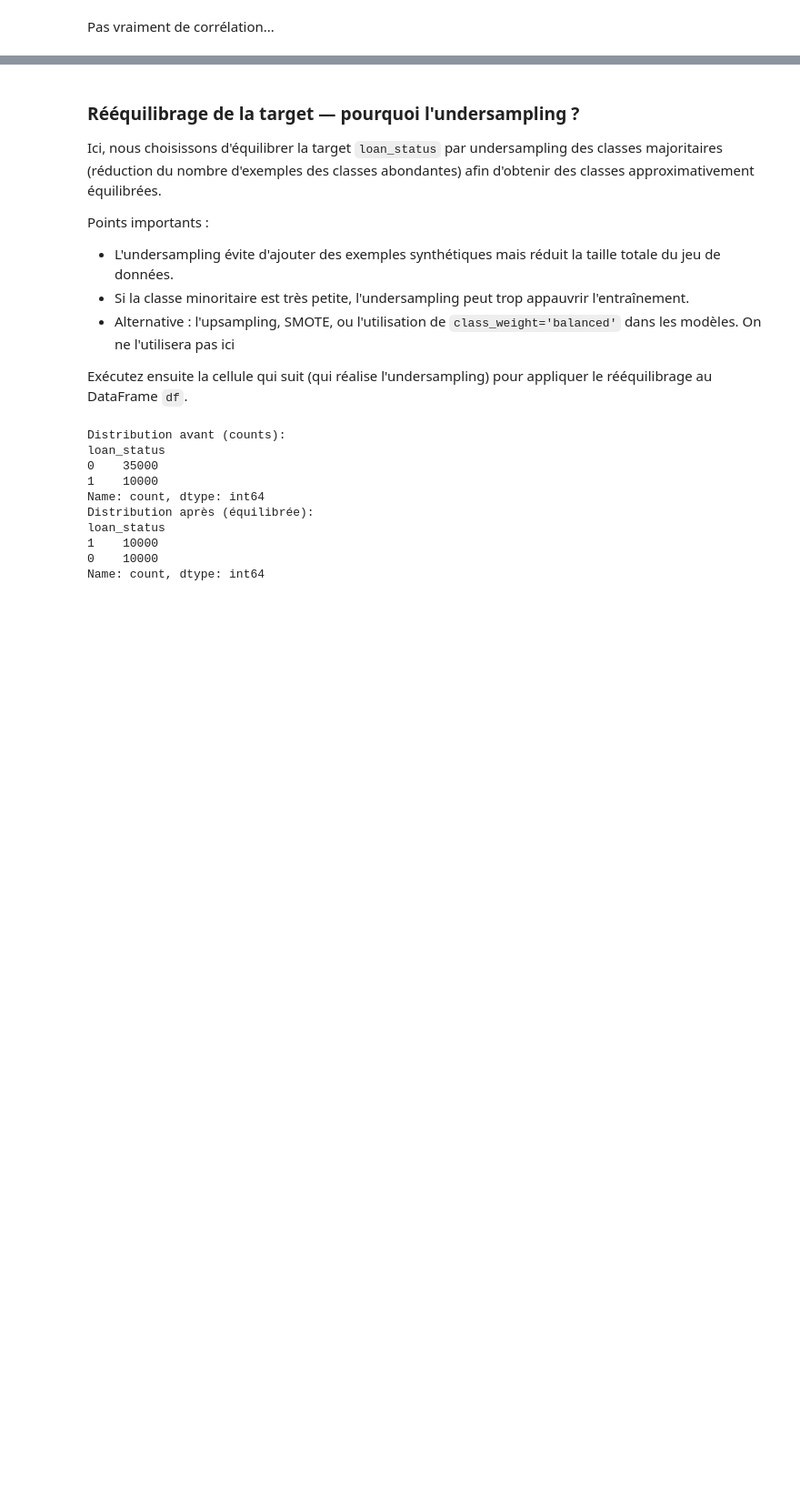
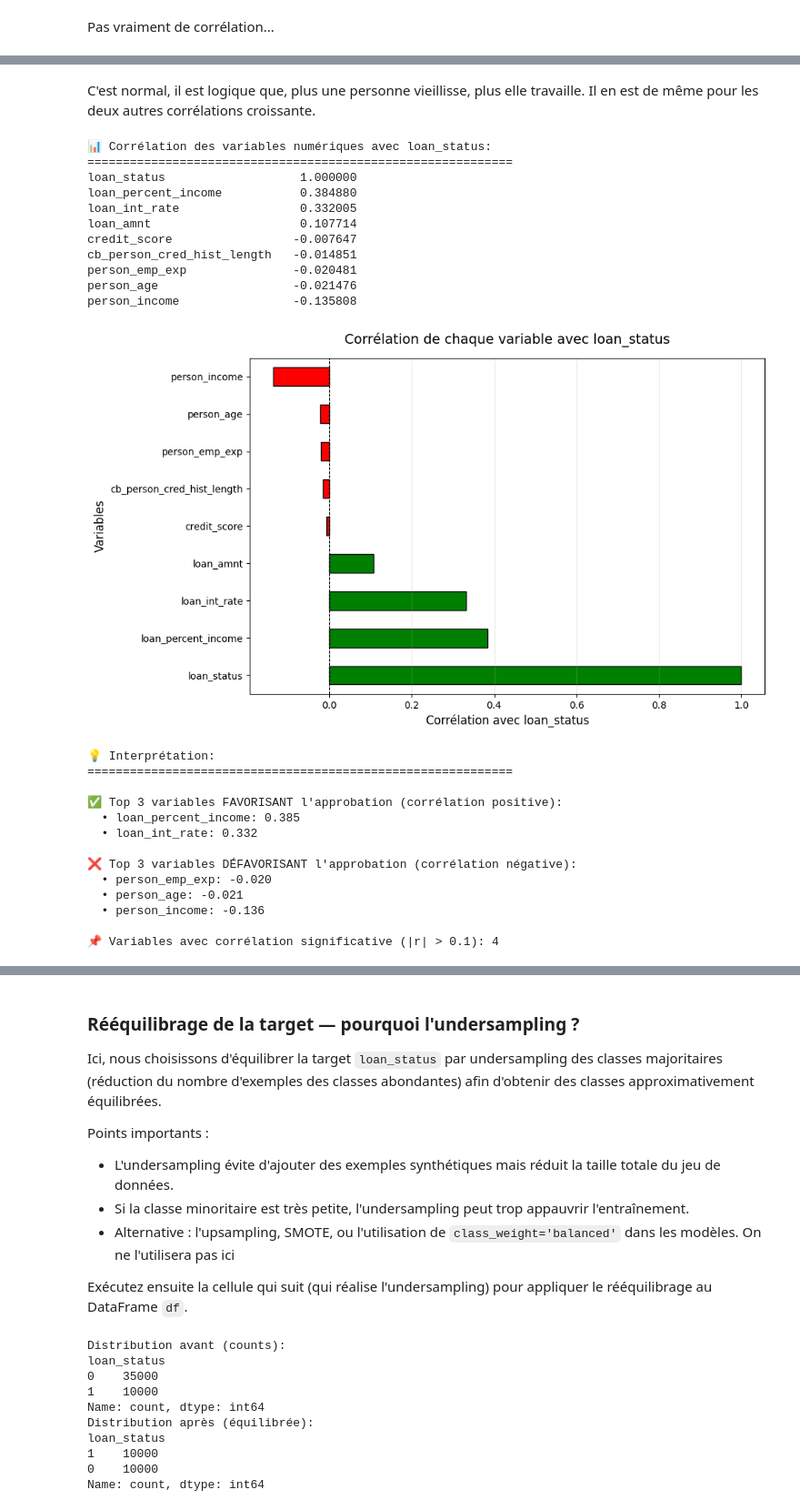
Before and after one commit to amauryjnn/projet-Apprentissage-Automatique, a Jupyter notebook: main.ipynb, the cells around one changed output, grey strips where cells are left out. Shown at 91% size. Saved outputs shown, nothing was run; the diff lists cells and outputs as text; code cells hidden in the pictures; blank space fills up the shorter version.

```diff
--- a/main.ipynb
+++ b/main.ipynb
@@ -264,0 +603,70 @@ Pas vraiment de corrélation...
+# %% [markdown]
+C'est normal, il est logique que, plus une personne vieillisse, plus elle travaille. Il en est de même pour les deux autres corrélations croissante.
+# %%
+### 2. Corrélation avec loan_status uniquement
+
+# Calculer la corrélation de toutes les variables numériques avec loan_status
+correlations_with_target = df[num_cols].corrwith(df['loan_status']).sort_values(ascending=False)
+
+# Afficher le tableau
+print("\n📊 Corrélation des variables numériques avec loan_status:")
+print("="*60)
+print(correlations_with_target.to_string())
+
+# Visualisation en barplot
+plt.figure(figsize=(10, 6))
+colors = ['green' if x > 0 else 'red' for x in correlations_with_target.values]
+correlations_with_target.plot(kind='barh', color=colors, edgecolor='black')
+plt.xlabel('Corrélation avec loan_status', fontsize=12)
+plt.ylabel('Variables', fontsize=12)
+plt.title('Corrélation de chaque variable avec loan_status', fontsize=14, pad=15)
+plt.axvline(x=0, color='black', linestyle='--', linewidth=0.8)
+plt.grid(axis='x', alpha=0.3)
+plt.tight_layout()
+plt.show()
+
+# Interpréter les résultats
+print("\n💡 Interprétation:")
+print("="*60)
+top_positive = correlations_with_target.head(3)
+top_negative = correlations_with_target.tail(3)
+
+print("\n✅ Top 3 variables FAVORISANT l'approbation (corrélation positive):")
+for var, corr in top_positive.items():
+    if var != 'loan_status':
+        print(f"  • {var}: {corr:.3f}")
+
+print("\n❌ Top 3 variables DÉFAVORISANT l'approbation (corrélation négative):")
+for var, corr in top_negative.items():
+    if var != 'loan_status':
+        print(f"  • {var}: {corr:.3f}")
+
+# Seuil de significativité
+significant_vars = correlations_with_target[abs(correlations_with_target) > 0.1]
+print(f"\n📌 Variables avec corrélation significative (|r| > 0.1): {len(significant_vars)-1}")
+# %% [output]
+📊 Corrélation des variables numériques avec loan_status:
+============================================================
+loan_status                   1.000000
+loan_percent_income           0.384880
+loan_int_rate                 0.332005
+loan_amnt                     0.107714
+credit_score                 -0.007647
+cb_person_cred_hist_length   -0.014851
+person_emp_exp               -0.020481
+person_age                   -0.021476
+person_income                -0.135808
+[figure, added]
+💡 Interprétation:
+============================================================
+
+✅ Top 3 variables FAVORISANT l'approbation (corrélation positive):
+  • loan_percent_income: 0.385
+  • loan_int_rate: 0.332
+
+❌ Top 3 variables DÉFAVORISANT l'approbation (corrélation négative):
+  • person_emp_exp: -0.020
+  • person_age: -0.021
+  • person_income: -0.136
+
+📌 Variables avec corrélation significative (|r| > 0.1): 4
```
Also changed, not shown: parts of 19 cells of this notebook, 3 other files.
